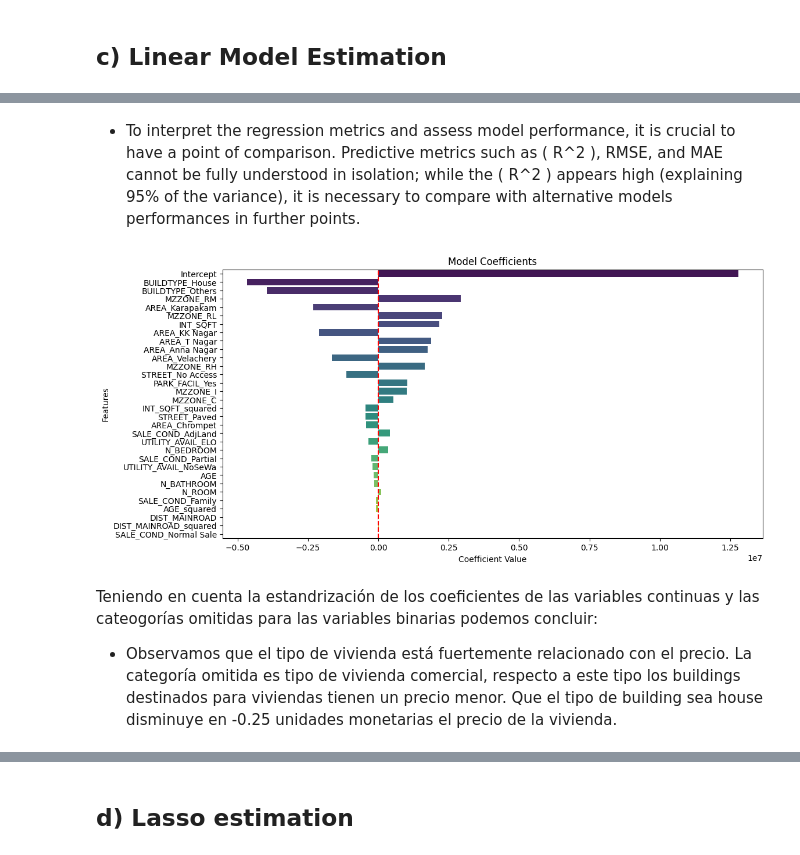
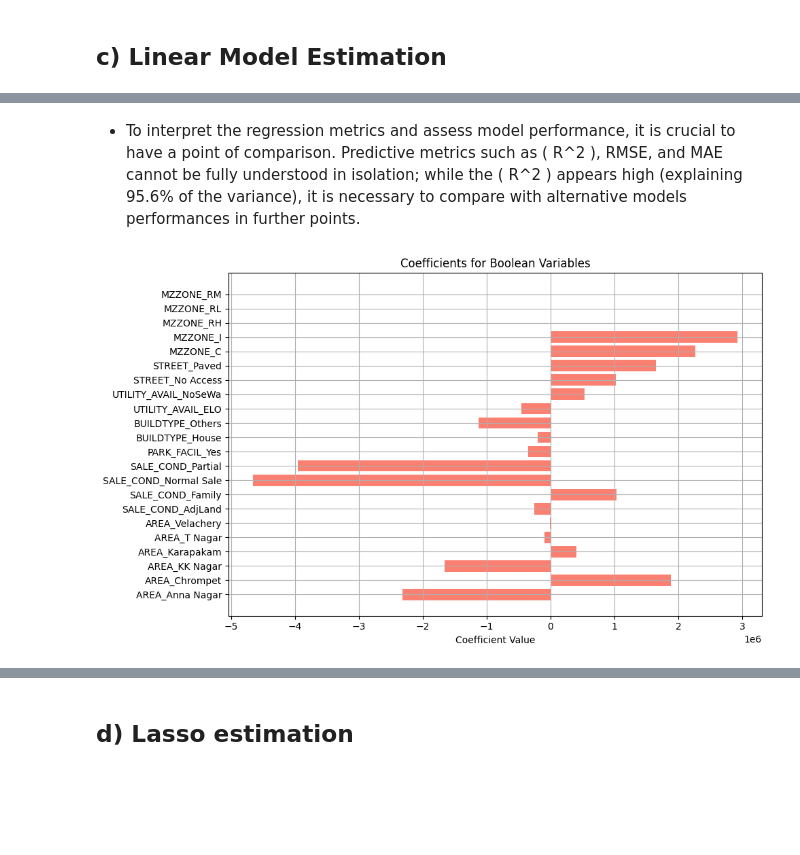
Before and after one commit to JoseEliasDuranRoa/Prediction-Models-for-Housing-Prices-in-Chennai, a Jupyter notebook: ProblemSet1_DuránRoa_JoséElías.ipynb, the cells around one changed output, grey strips where cells are left out. Cells and saved outputs as stored; diff of their text form; code cells hidden in the pictures; blank space fills up the shorter version.

```diff
--- a/ProblemSet1_DuránRoa_JoséElías.ipynb
+++ b/ProblemSet1_DuránRoa_JoséElías.ipynb
@@ -350,8 +350,3 @@ for var in continuous_vars:
-# %%
-# Standardize non-dummy variables
-numerical_cols = ['INT_SQFT', 'DIST_MAINROAD', 'N_BEDROOM', 'N_BATHROOM', 'N_ROOM', 'AGE', 'INT_SQFT_squared', 'DIST_MAINROAD_squared', 'AGE_squared']
-for col in numerical_cols:
-  housing[col] = ((housing[col] - housing[col].mean()) / housing[col].std())
 # %% [markdown]
 * Now we proceed to define a Pandas serie with the target variable and a Pandas data frame with the selected relevant predictors. Posteriorly we split our sample into test and training data.
 # %%
@@ -398,29 +387,29 @@ RMSE= 790945.756551522
 # %% [markdown]
-* To interpret the regression metrics and assess model performance, it is crucial to have a point of comparison. Predictive metrics such as \( R^2 \), RMSE, and MAE cannot be fully understood in isolation; while the \( R^2 \) appears high (explaining 95% of the variance), it is necessary to compare with alternative models performances in further points.
+* To interpret the regression metrics and assess model performance, it is crucial to have a point of comparison. Predictive metrics such as \( R^2 \), RMSE, and MAE cannot be fully understood in isolation; while the \( R^2 \) appears high (explaining 95.6% of the variance), it is necessary to compare with alternative models performances in further points.
-# %%
-# Coefficients DataFrame
-feature_names = X_train.columns if hasattr(X_train, 'columns') else [f'Feature {i}' for i in range(len(lm.coef_))]
-coef_df = pd.DataFrame({'Feature': feature_names, 'Coefficient': lm.coef_})
-
-# Intercept DataFrame
-intercept_df = pd.DataFrame({'Feature': ['Intercept'], 'Coefficient': [lm.intercept_]})
-
-# Concatenate and sort coefficients
-coef_df = pd.concat([coef_df, intercept_df], ignore_index=True)
-coef_df['abs_coefficient'] = coef_df['Coefficient'].abs()
-coef_df = coef_df.sort_values(by='abs_coefficient', ascending=False)
-
-# Plot Coefficients
-plt.figure(figsize=(12, 6))
-sns.barplot(x='Coefficient', y='Feature', data=coef_df, hue='Feature', palette='viridis', legend=False)
-plt.title('Model Coefficients')
-plt.xlabel('Coefficient Value')
-plt.ylabel('Features')
-plt.axvline(0, color='red', linestyle='--')
-plt.show()
-# %% [output]
-[figure, removed]
-# %% [markdown]
-Teniendo en cuenta la estandrización de los coeficientes de las variables continuas y las cateogorías omitidas para las variables binarias podemos concluir:
-
-* Observamos que el tipo de vivienda está fuertemente relacionado con el precio. La categoría omitida es tipo de vivienda comercial, respecto a este tipo los buildings destinados para viviendas tienen un precio menor. Que el tipo de building sea house disminuye en -0.25 unidades monetarias el precio de la vivienda.
+# %%
+#Graph of coefficients
+continuous_vars = ['INT_SQFT', 'DIST_MAINROAD', 'N_BEDROOM', 'N_BATHROOM', 'N_ROOM', 'AGE',
+                   'INT_SQFT_squared', 'DIST_MAINROAD_squared', 'AGE_squared']
+boolean_vars = ['AREA_Anna Nagar', 'AREA_Chrompet', 'AREA_KK Nagar', 'AREA_Karapakam', 'AREA_T Nagar',
+                'AREA_Velachery', 'SALE_COND_AdjLand', 'SALE_COND_Family', 'SALE_COND_Normal Sale',
+                'SALE_COND_Partial', 'PARK_FACIL_Yes', 'BUILDTYPE_House', 'BUILDTYPE_Others',
+                'UTILITY_AVAIL_ELO', 'UTILITY_AVAIL_NoSeWa', 'STREET_No Access', 'STREET_Paved',
+                'MZZONE_C', 'MZZONE_I', 'MZZONE_RH', 'MZZONE_RL', 'MZZONE_RM']
+
+# Extract coefficients directly
+coef_dict = dict(zip(continuous_vars + boolean_vars, lm.coef_))
+
+# Separate coefficients into continuous and boolean
+continuous_coefficients = [coef_dict[var] for var in continuous_vars]
+boolean_coefficients = [coef_dict[var] for var in boolean_vars]
+
+# Plot boolean variables
+plt.figure(figsize=(10, 6))
+plt.barh(boolean_vars, boolean_coefficients, color='salmon')
+plt.xlabel('Coefficient Value')
+plt.title('Coefficients for Boolean Variables')
+plt.grid(True)
+plt.tight_layout()
+plt.show()
+# %% [output]
+[figure, added]
```
Also changed, not shown: parts of 15 cells of this notebook.
